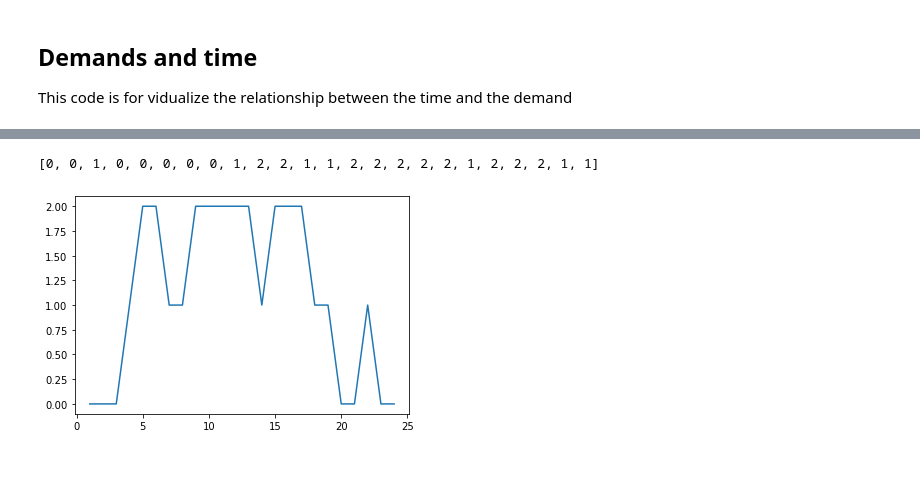
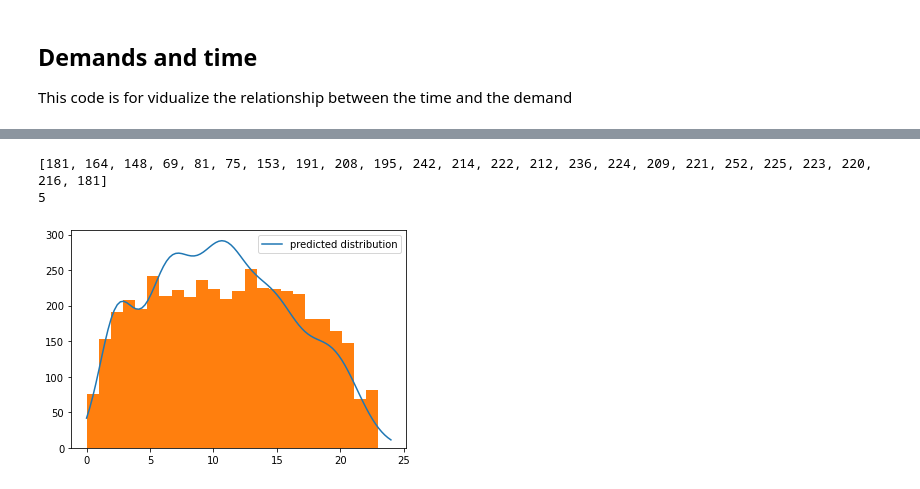
Before and after one commit to Timothy-197/CarRent_SQL-Database-Course-Project, a Jupyter notebook: data_mining/demand_visualize.ipynb, the cells around one changed output, grey strips where cells are left out. Cells and saved outputs as stored; diff of their text form; code cells hidden in the pictures.

```diff
--- a/data_mining/demand_visualize.ipynb
+++ b/data_mining/demand_visualize.ipynb
@@ -18,6 +19,9 @@ buckets = [[]]*24
 bucket_sizes = []
 bucket_means = []
 df = pd.read_csv('train_E1GspfA.csv')
+df_train, df_test = train_test_split(df)
+print(df_train.shape)
+print(df_test.shape)
 print(bucket_sizes)
 x = df['hour']
 y = df['demand']
@@ -26,7 +30,7 @@ z = z.drop_duplicates();
 
 # fill in the buckets
 for i in range(0, len(buckets)):
-    buckets[i] = (df.loc[df['hour'] == i])['demand']
+    buckets[i] = (df_train.loc[df_train['hour'] == i])['demand']
     bucket_sizes.append(np.sum(buckets[i]))
     bucket_means.append(np.sum(buckets[i])/len(z))
 
@@ -134,16 +157,38 @@ visualizeGMM(gmm, data)
 # %%
 # test on the testing set
 # it is quite useless, please igonore
-test_set = pd.read_csv('test_import.csv')
+test_set = df_test
+data_test = []
 test_buckets = [[]]*24
 # fill in the buckets
 for i in range(0, len(test_buckets)):
-    test_buckets[i] = (test_set.loc[df['hour'] == i])['demand'].shape[0]
+    test_buckets[i] = (test_set.loc[test_set['hour'] == i])['demand'].shape[0]
 print(test_buckets)
+
 new_data = [test_buckets[(i+5)%24] for i in range(0, 24)]
 
-plt.plot(np.arange(1, 25, 1), new_data)
+# generate pool for the histogram
+for i in range(0, len(new_data)):
+    for j in range(0, new_data[i]):
+        data_test.append(i)
+
+weights = gmm.weights_
+means = gmm.means_
+vars = gmm.covariances_
+
+x = np.linspace(0, 24, num=100)
+y = np.zeros(x.shape)
+for i in range(0, weights.shape[0]):
+    y += weights[i]*stats.norm.pdf(x, means[i], np.sqrt(vars[i]))[0]
+
+print(weights.shape[0])
+plt.plot(x, y*len(data_test), label = 'predicted distribution')
+
+plt.hist(data_test, bins=24)
+plt.legend()
+
 plt.show()
 # %% [output]
-[0, 0, 1, 0, 0, 0, 0, 0, 1, 2, 2, 1, 1, 2, 2, 2, 2, 2, 1, 2, 2, 2, 1, 1]
+[181, 164, 148, 69, 81, 75, 153, 191, 208, 195, 242, 214, 222, 212, 236, 224, 209, 221, 252, 225, 223, 220, 216, 181]
+5
-[figure, old version]
+[figure, new version]
```
Also changed, not shown: parts of 4 cells of this notebook.
